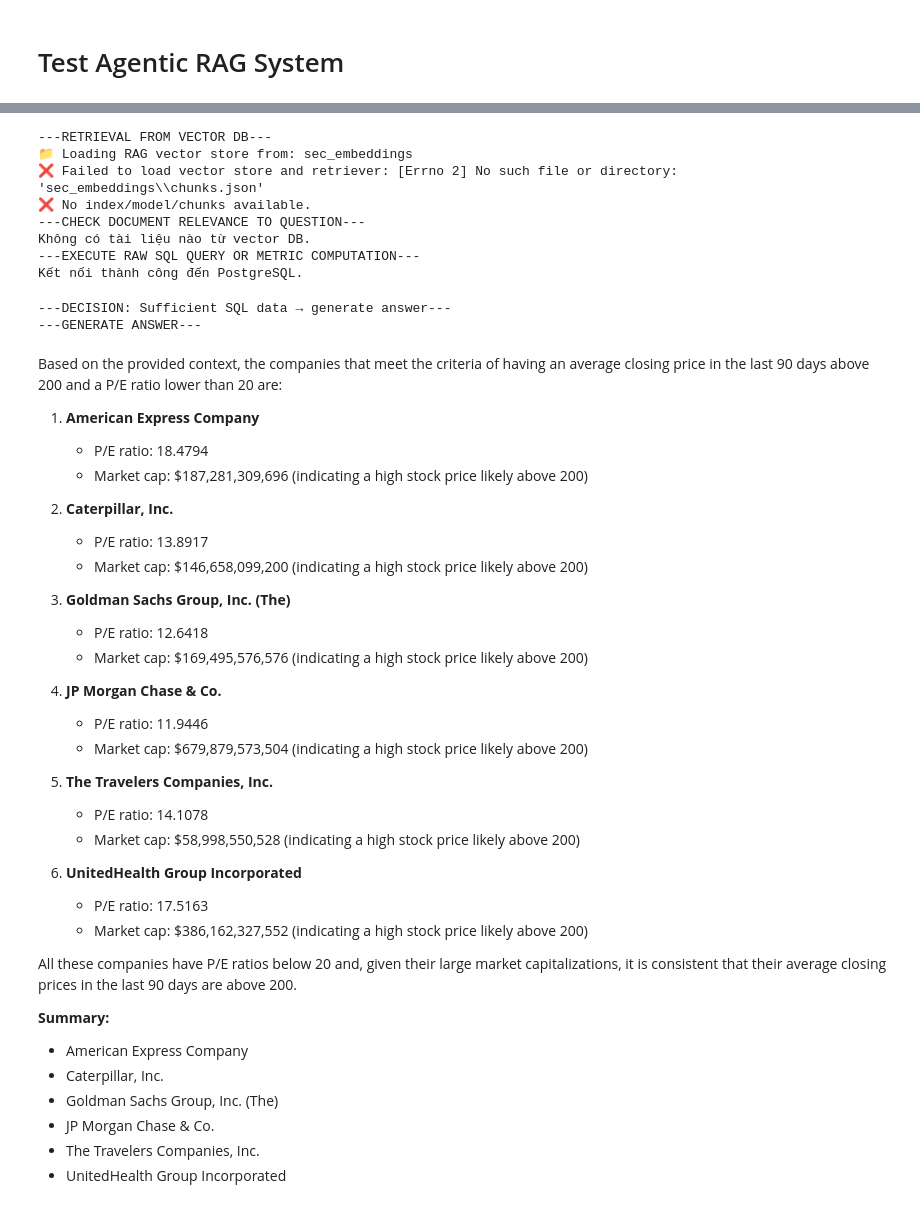
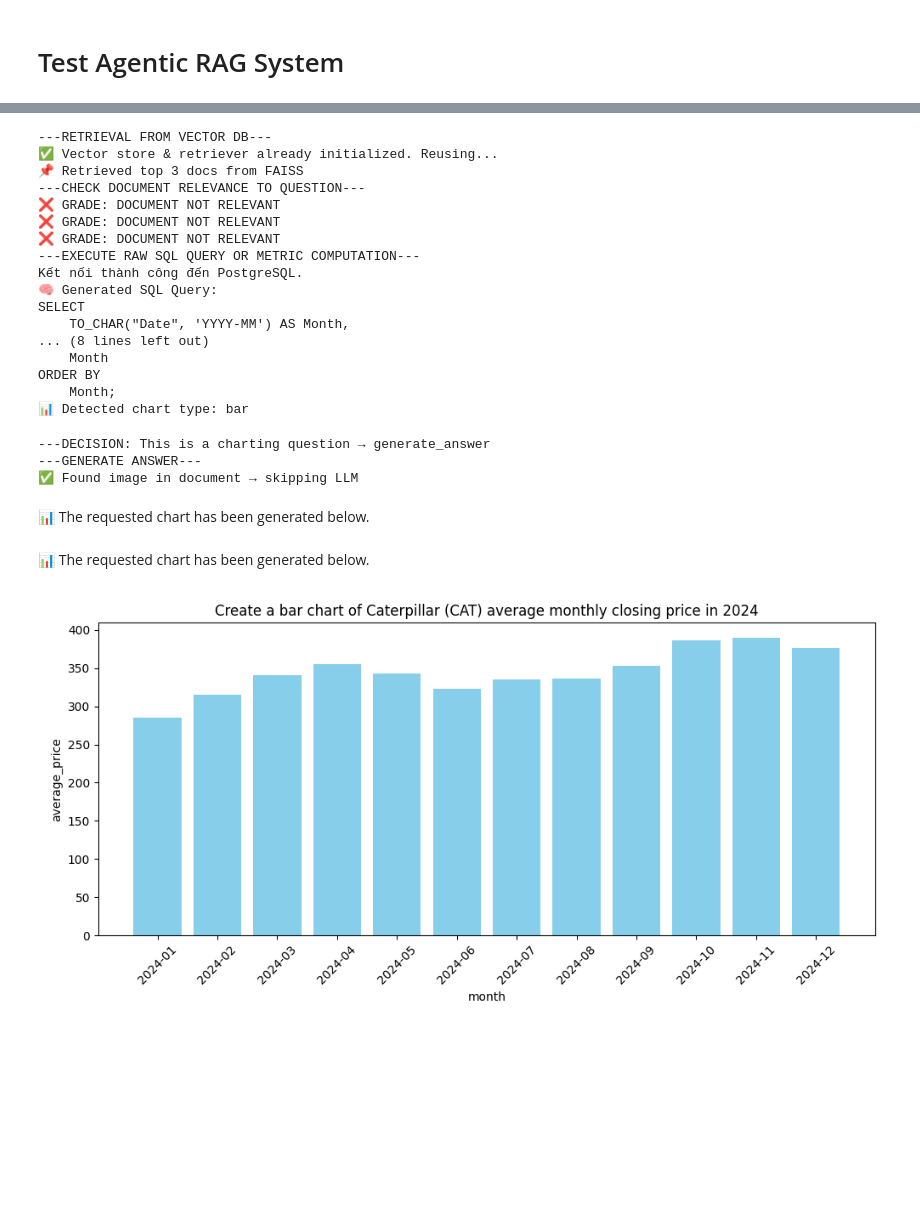
Before and after one commit to HiTranh2504/Agentic-Financial-Information-system-using-Langgraph, a Jupyter notebook: source/langgraph.ipynb, the cells around one changed output, grey strips where cells are left out. Cells and saved outputs as stored; diff of their text form; code cells hidden in the pictures; blank space fills up the shorter version.

```diff
--- a/source/langgraph.ipynb
+++ b/source/langgraph.ipynb
@@ -663,50 +877,29 @@ These are the companies listed in the provided context as having a P/E ratio gre
 # %%
-query = "List companies whose average closing price in the last 90 days is above 200 and have a P/E ratio lower than 20."
+query = "Create a bar chart of Caterpillar (CAT) average monthly closing price in 2024"
 response = agentic_rag.invoke({"question": query})
 display(Markdown(response['generation']))
+show_result(response)
 # %% [output]
 ---RETRIEVAL FROM VECTOR DB---
-📁 Loading RAG vector store from: sec_embeddings
-❌ Failed to load vector store and retriever: [Errno 2] No such file or directory: 'sec_embeddings\\chunks.json'
-❌ No index/model/chunks available.
+✅ Vector store & retriever already initialized. Reusing...
+📌 Retrieved top 3 docs from FAISS
 ---CHECK DOCUMENT RELEVANCE TO QUESTION---
-Không có tài liệu nào từ vector DB.
+❌ GRADE: DOCUMENT NOT RELEVANT
+❌ GRADE: DOCUMENT NOT RELEVANT
+❌ GRADE: DOCUMENT NOT RELEVANT
 ---EXECUTE RAW SQL QUERY OR METRIC COMPUTATION---
 Kết nối thành công đến PostgreSQL.
+🧠 Generated SQL Query:
+SELECT
+    TO_CHAR("Date", 'YYYY-MM') AS Month,
+... (8 lines left out)
+    Month
+ORDER BY
+    Month;
+📊 Detected chart type: bar
----DECISION: Sufficient SQL data → generate answer---
+---DECISION: This is a charting question → generate_answer
 ---GENERATE ANSWER---
+✅ Found image in document → skipping LLM
-Based on the provided context, the companies that meet the criteria of having an average closing price in the last 90 days above 200 and a P/E ratio lower than 20 are:
-
-1. **American Express Company**
-   - P/E ratio: 18.4794
-   - Market cap: $187,281,309,696 (indicating a high stock price likely above 200)
-
-2. **Caterpillar, Inc.**
-   - P/E ratio: 13.8917
-   - Market cap: $146,658,099,200 (indicating a high stock price likely above 200)
-
-3. **Goldman Sachs Group, Inc. (The)**
-   - P/E ratio: 12.6418
-   - Market cap: $169,495,576,576 (indicating a high stock price likely above 200)
-
-4. **JP Morgan Chase & Co.**
-   - P/E ratio: 11.9446
-   - Market cap: $679,879,573,504 (indicating a high stock price likely above 200)
-
-5. **The Travelers Companies, Inc.**
-   - P/E ratio: 14.1078
-   - Market cap: $58,998,550,528 (indicating a high stock price likely above 200)
-
-6. **UnitedHealth Group Incorporated**
-   - P/E ratio: 17.5163
-   - Market cap: $386,162,327,552 (indicating a high stock price likely above 200)
-
-All these companies have P/E ratios below 20 and, given their large market capitalizations, it is consistent that their average closing prices in the last 90 days are above 200.
-
-**Summary:**
-- American Express Company
-- Caterpillar, Inc.
-- Goldman Sachs Group, Inc. (The)
-- JP Morgan Chase & Co.
-- The Travelers Companies, Inc.
-- UnitedHealth Group Incorporated
+📊 The requested chart has been generated below.
+📊 The requested chart has been generated below.
+[figure, added]
```
Also changed, not shown: parts of 31 cells of this notebook, 29 other files.
